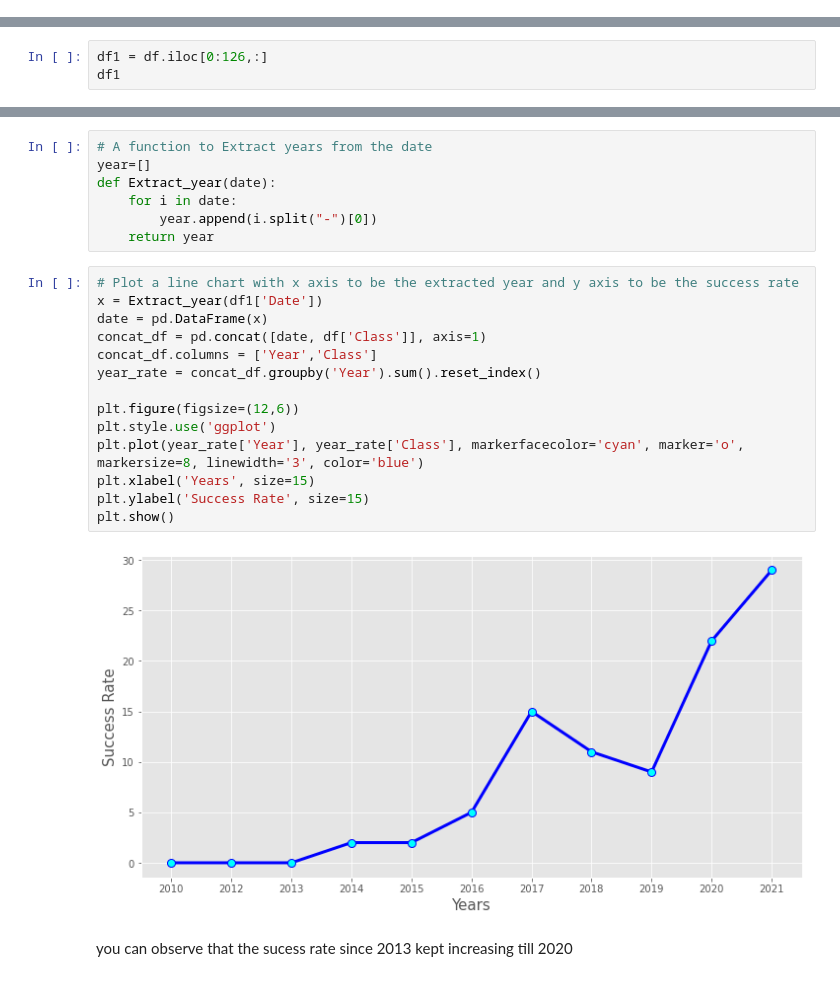
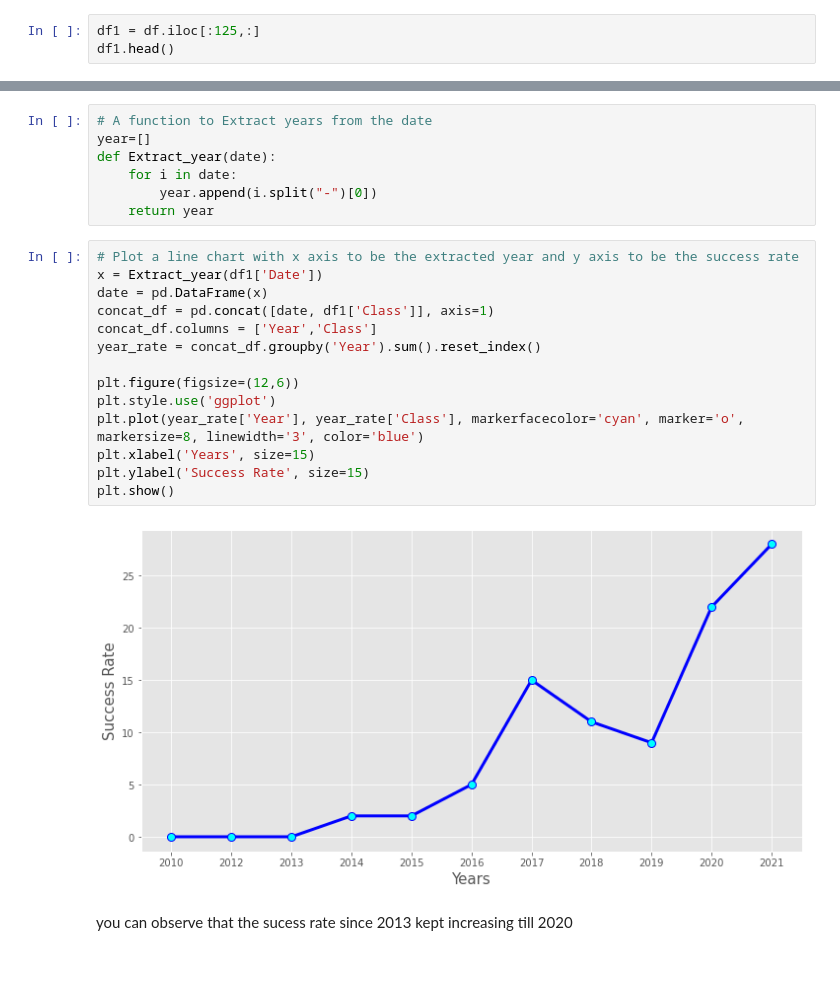
Before and after one commit to amroca79/IBM-Applied-Data-Science-Capstone, a Jupyter notebook: Visualization Analysis and Feature Engineering.ipynb, the cells around one changed output, grey strips where cells are left out. Cells and saved outputs as stored; diff of their text form.

```diff
--- a/Visualization Analysis and Feature Engineering.ipynb
+++ b/Visualization Analysis and Feature Engineering.ipynb
@@ -181,0 +173,3 @@ You can plot a line chart with x axis to be <code>Year</code> and y axis to be a
+# %%
+df1 = df.iloc[:125,:]
+df1.head()
@@ -182,5 +183,2 @@ You can plot a line chart with x axis to be <code>Year</code> and y axis to be a
 # %% [markdown]
 The function will help you get the year from the date:
-# %%
-df1 = df.iloc[0:126,:]
-df1
@@ -212,19 +192,19 @@ def Extract_year(date):
 # %%
 # Plot a line chart with x axis to be the extracted year and y axis to be the success rate
 x = Extract_year(df1['Date'])
 date = pd.DataFrame(x)
-concat_df = pd.concat([date, df['Class']], axis=1)
+concat_df = pd.concat([date, df1['Class']], axis=1)
 concat_df.columns = ['Year','Class']
 year_rate = concat_df.groupby('Year').sum().reset_index()
 
 plt.figure(figsize=(12,6))
 plt.style.use('ggplot')
 plt.plot(year_rate['Year'], year_rate['Class'], markerfacecolor='cyan', marker='o', markersize=8, linewidth='3', color='blue')
 plt.xlabel('Years', size=15)
 plt.ylabel('Success Rate', size=15)
 plt.show()
 # %% [output]
-[figure, old version]
+[figure, new version]
 # %% [markdown]
 you can observe that the sucess rate since 2013 kept increasing till 2020
 # %% [markdown]
```
Also changed, not shown: parts of 14 cells of this notebook.
